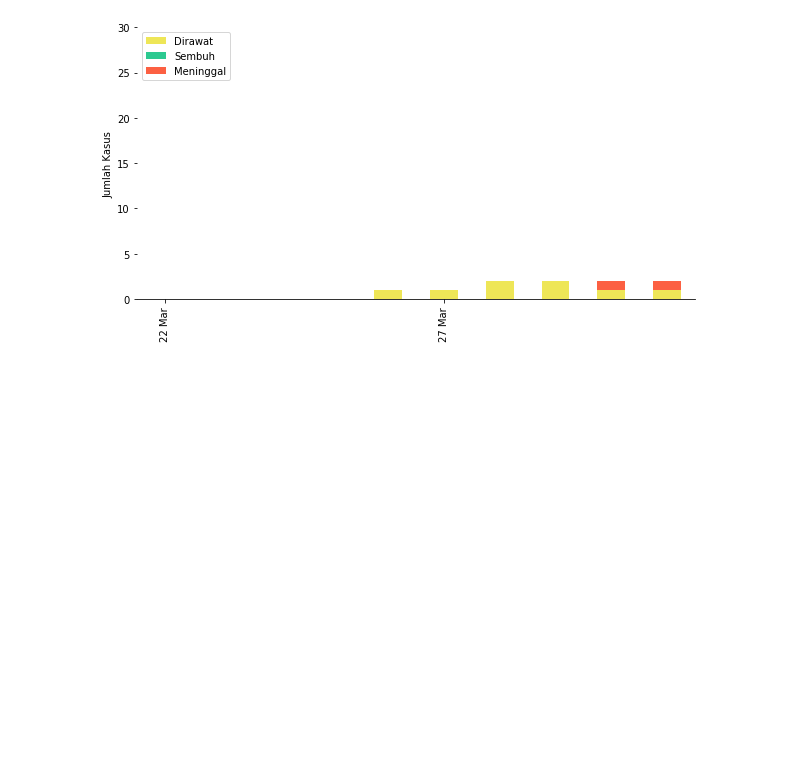
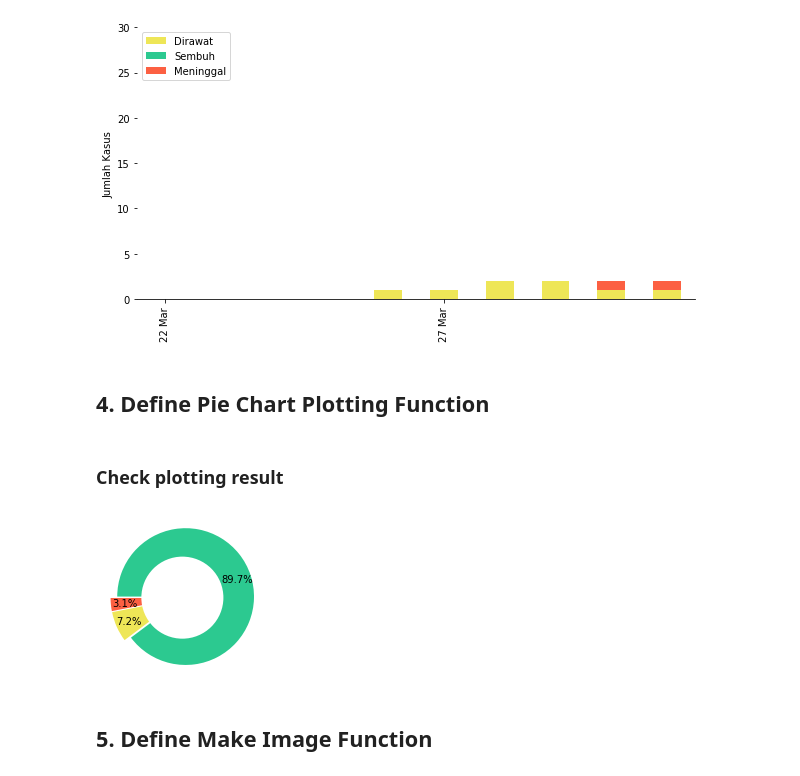
Before and after one commit to fazlurnu/Covid-19-Animation, a Jupyter notebook: Scripts/Animation.ipynb, the cells around one changed output. Drawn from its saved outputs; the diff is of its cells as text; code cells hidden in the pictures; blank space fills up the shorter version.

```diff
--- a/Scripts/Animation.ipynb
+++ b/Scripts/Animation.ipynb
@@ -135,6 +151,8 @@ print(date[here-1])
 31 Mar
 [figure]
 [figure]
+# %% [markdown]
+## 4. Define Pie Chart Plotting Function
 # %%
 def draw_pie_chart(rawat, sembuh, meninggal):
     # Pie chart, where the slices will be ordered and plotted counter-clockwise:
@@ -171,3 +182,11 @@ else:
+# %% [markdown]
+### Check plotting result
+# %%
+draw_pie_chart(total_rawat[-1], total_recovered[-1], total_death[-1])
+# %% [output]
+[figure, added]
+# %% [markdown]
+## 5. Define Make Image Function
 # %%
 def make_image(index, date):
 
```
Also changed, not shown: parts of 14 cells of this notebook.
